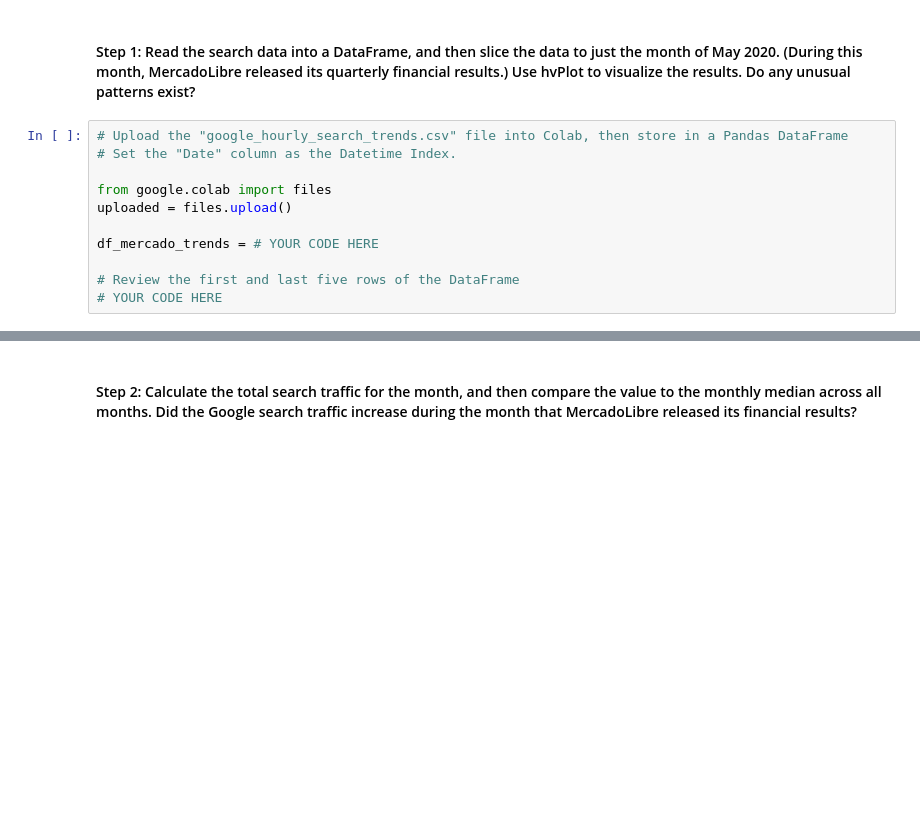
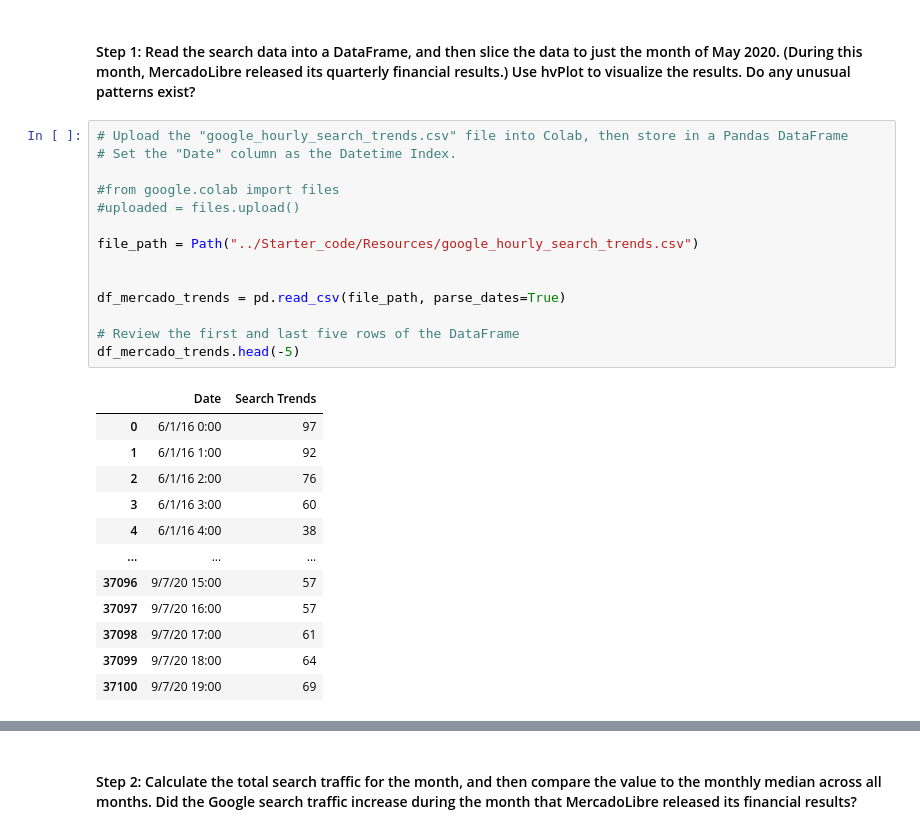
Before and after one commit to chaka37/Forecasting_Net_Prophet, a Jupyter notebook: Starter_code/forecasting_net_prophet.ipynb, the cells around one changed output, grey strips where cells are left out. Saved outputs shown, nothing was run; the diff lists cells and outputs as text; blank space fills up the shorter version.

```diff
--- a/Starter_code/forecasting_net_prophet.ipynb
+++ b/Starter_code/forecasting_net_prophet.ipynb
@@ -119,12 +120,27 @@ To do so, complete the following steps:
 # %%
 # Upload the "google_hourly_search_trends.csv" file into Colab, then store in a Pandas DataFrame
 # Set the "Date" column as the Datetime Index.
 
-from google.colab import files
-uploaded = files.upload()
+#from google.colab import files
+#uploaded = files.upload()
 
-df_mercado_trends = # YOUR CODE HERE
+file_path = Path("../Starter_code/Resources/google_hourly_search_trends.csv")
+
+
+df_mercado_trends = pd.read_csv(file_path, parse_dates=True)
 
 # Review the first and last five rows of the DataFrame
-# YOUR CODE HERE
+df_mercado_trends.head(-5)
 # %% [output]
+|  | Date | Search Trends |
+| 0 | 6/1/16 0:00 | 97 |
+| 1 | 6/1/16 1:00 | 92 |
+| 2 | 6/1/16 2:00 | 76 |
+| 3 | 6/1/16 3:00 | 60 |
+| 4 | 6/1/16 4:00 | 38 |
+| ... | ... | ... |
+| 37096 | 9/7/20 15:00 | 57 |
+| 37097 | 9/7/20 16:00 | 57 |
+| 37098 | 9/7/20 17:00 | 61 |
+| 37099 | 9/7/20 18:00 | 64 |
+| 37100 | 9/7/20 19:00 | 69 |
```
Also changed, not shown: parts of 8 cells of this notebook.
